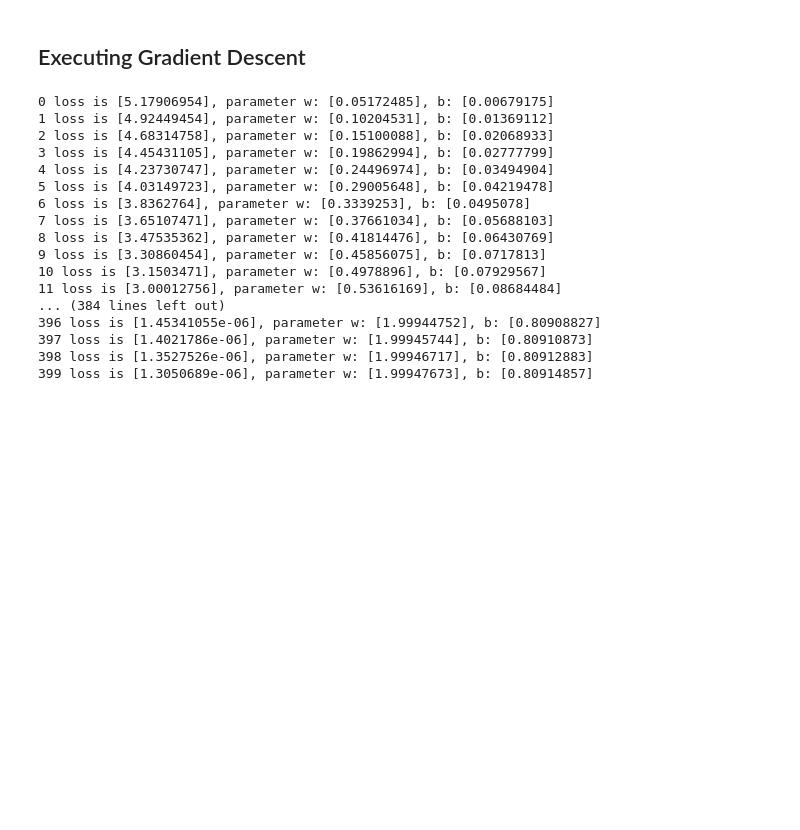
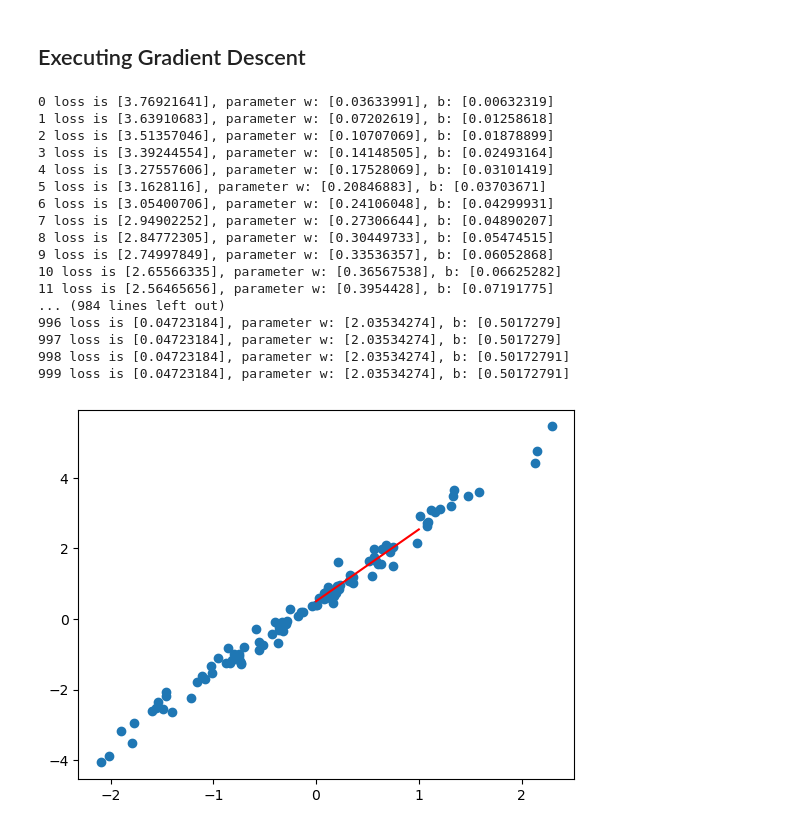
Before and after one commit to NirupamKhanal/NumericalAnalysis, a Jupyter notebook: Optimization/GradDescentLin.ipynb, the cells around one changed output. Saved outputs shown, nothing was run; the diff lists cells and outputs as text; code cells hidden in the pictures; blank space fills up the shorter version.

```diff
--- a/Optimization/GradDescentLin.ipynb
+++ b/Optimization/GradDescentLin.ipynb
@@ -33,26 +39,35 @@ def gd(x, y, w, b, learning_rate):
 # %% [markdown]
 ## Executing Gradient Descent
 # %%
-for epoch in range(400):
+for epoch in range(1000):
     w, b = gd(x, y, w, b, learning_rate)
     yhat = w*x + b
     loss = np.divide(np.sum((y-yhat)**2, 0), x.shape[0])
     print(f'{epoch} loss is {loss}, parameter w: {w}, b: {b}')
 # %% [output]
-0 loss is [5.17906954], parameter w: [0.05172485], b: [0.00679175]
-1 loss is [4.92449454], parameter w: [0.10204531], b: [0.01369112]
-2 loss is [4.68314758], parameter w: [0.15100088], b: [0.02068933]
-3 loss is [4.45431105], parameter w: [0.19862994], b: [0.02777799]
-4 loss is [4.23730747], parameter w: [0.24496974], b: [0.03494904]
-5 loss is [4.03149723], parameter w: [0.29005648], b: [0.04219478]
-6 loss is [3.8362764], parameter w: [0.3339253], b: [0.0495078]
-7 loss is [3.65107471], parameter w: [0.37661034], b: [0.05688103]
-8 loss is [3.47535362], parameter w: [0.41814476], b: [0.06430769]
-9 loss is [3.30860454], parameter w: [0.45856075], b: [0.0717813]
-10 loss is [3.1503471], parameter w: [0.4978896], b: [0.07929567]
-11 loss is [3.00012756], parameter w: [0.53616169], b: [0.08684484]
-... (384 lines left out)
-396 loss is [1.45341055e-06], parameter w: [1.99944752], b: [0.80908827]
-397 loss is [1.4021786e-06], parameter w: [1.99945744], b: [0.80910873]
-398 loss is [1.3527526e-06], parameter w: [1.99946717], b: [0.80912883]
-399 loss is [1.3050689e-06], parameter w: [1.99947673], b: [0.80914857]
+0 loss is [3.76921641], parameter w: [0.03633991], b: [0.00632319]
+1 loss is [3.63910683], parameter w: [0.07202619], b: [0.01258618]
+2 loss is [3.51357046], parameter w: [0.10707069], b: [0.01878899]
+3 loss is [3.39244554], parameter w: [0.14148505], b: [0.02493164]
+4 loss is [3.27557606], parameter w: [0.17528069], b: [0.03101419]
+5 loss is [3.1628116], parameter w: [0.20846883], b: [0.03703671]
+6 loss is [3.05400706], parameter w: [0.24106048], b: [0.04299931]
+7 loss is [2.94902252], parameter w: [0.27306644], b: [0.04890207]
+8 loss is [2.84772305], parameter w: [0.30449733], b: [0.05474515]
+9 loss is [2.74997849], parameter w: [0.33536357], b: [0.06052868]
+10 loss is [2.65566335], parameter w: [0.36567538], b: [0.06625282]
+11 loss is [2.56465656], parameter w: [0.3954428], b: [0.07191775]
+... (984 lines left out)
+996 loss is [0.04723184], parameter w: [2.03534274], b: [0.5017279]
+997 loss is [0.04723184], parameter w: [2.03534274], b: [0.5017279]
+998 loss is [0.04723184], parameter w: [2.03534274], b: [0.50172791]
+999 loss is [0.04723184], parameter w: [2.03534274], b: [0.50172791]
+# %%
+x_vals = np.linspace(0, 1, 100).reshape(-1, 1)
+y_vals = w*x_vals + b
+
+plt.scatter(x, y)
+plt.plot(x_vals, y_vals, color="r")
+plt.show()
+# %% [output]
+[figure, added]
```
Also changed, not shown: parts of 2 cells of this notebook.
